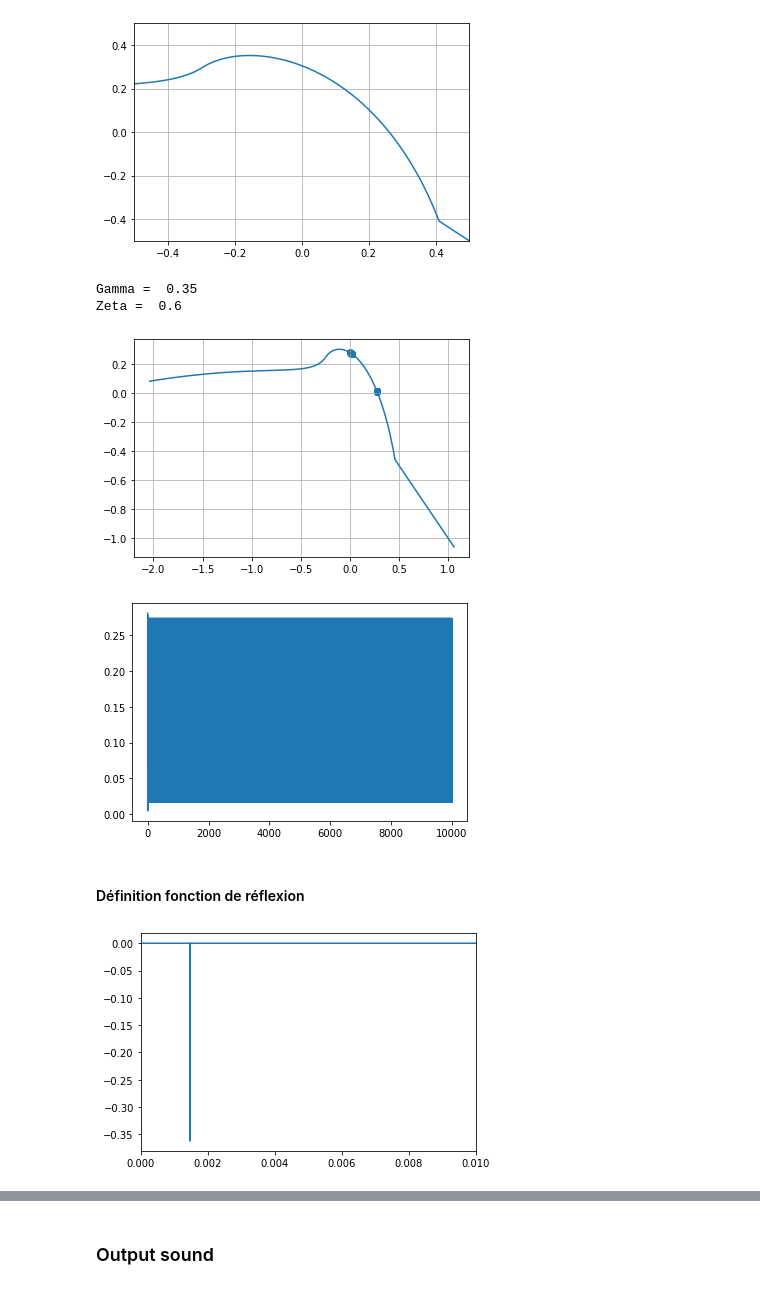
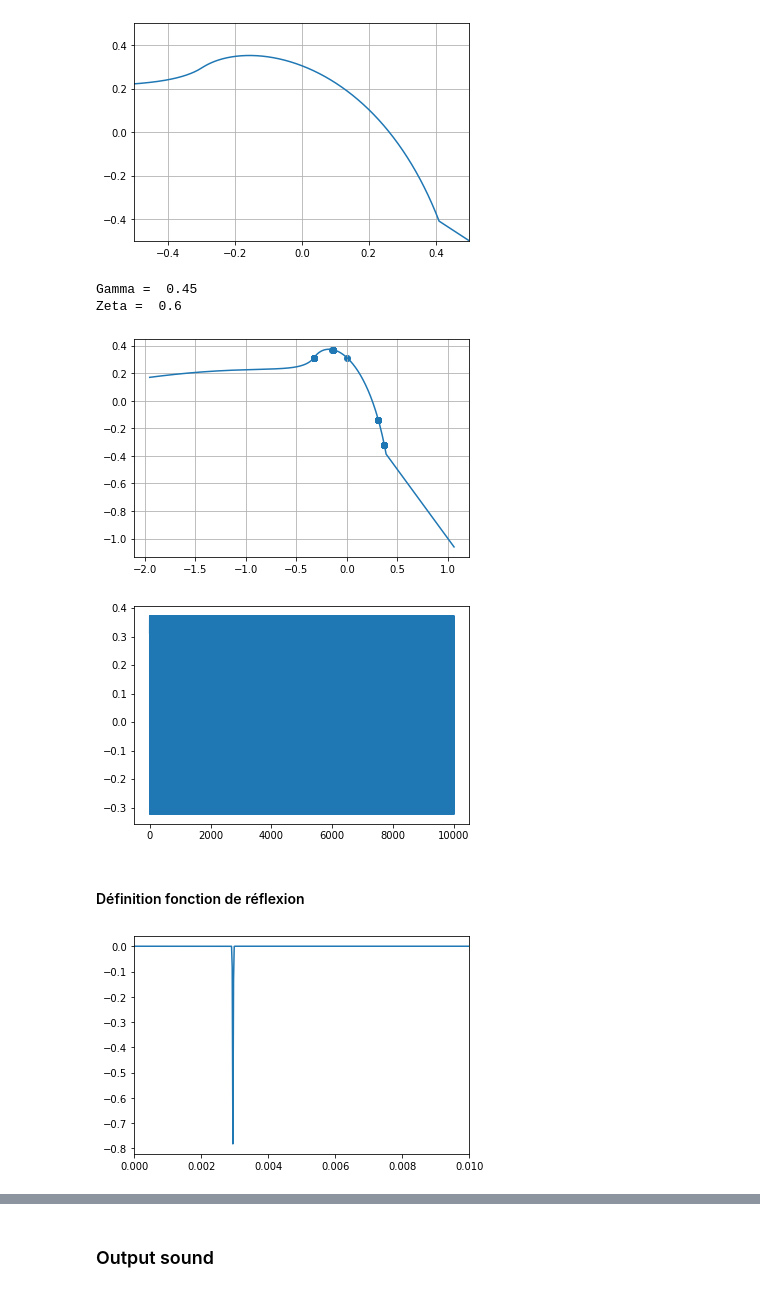
Before and after one commit to dinhviettoanle/pam-auto_oscillations, a Jupyter notebook: code/delay_line.ipynb, the cells around one changed output, grey strips where cells are left out. Cells and saved outputs as stored; diff of their text form; code cells hidden in the pictures.

```diff
--- a/code/delay_line.ipynb
+++ b/code/delay_line.ipynb
@@ -87,7 +87,7 @@ def G(p_n_1, gamma, zeta):
 
     return p_plus_next
 # %%
-gamma = 0.35
+gamma = 0.45
 zeta = 0.6
 
 # === Calcul courbe (p_plus, p_moins) ===
@@ -98,36 +98,36 @@ for i, p in enumerate(p_list):
     p_minus_list[i], p_plus_list[i] = G_plot(p, gamma, zeta)
 
 
 
 # === Construction de la suite p_n ===
 p_n = 0
 N = 10000
 
 points_p_minus = np.zeros(N)
 points_p_plus = np.zeros(N)
 
 for n in range(N):
     points_p_minus[n] = p_n
     p_n = G(p_n, gamma, zeta)
     points_p_plus[n] = p_n
 
 # === Plot ===
 print("Gamma = ", gamma)
 print("Zeta = ", zeta)
 
 plt.figure()
 plt.plot(p_minus_list, p_plus_list)
 plt.scatter(points_p_minus, points_p_plus)
 plt.grid()
 
 plt.figure()
 plt.plot(points_p_plus)
 plt.show()
 # %% [output]
-Gamma =  0.35
+Gamma =  0.45
 Zeta =  0.6
-[figure, old version]
+[figure, new version]
-[figure, old version]
+[figure, new version]
 # %% [markdown]
 #### Définition fonction de réflexion
 # %%
@@ -135,18 +135,18 @@ L = 0.5
 c = 340
 
 def r(t):
-    mu = L/c
-    sig = 1e-6
+    mu = 2*L/c
+    sig = 1e-5
     non_normalized = np.exp(-np.power(t - mu, 2.) / (2 * np.power(sig, 2.)))
     return -non_normalized / np.sum(non_normalized)
 
-t_list = np.linspace(0, 0.01, 10000)
+t_list = np.linspace(0, 1, 50000)
 r_list = r(t_list)
 plt.plot(t_list, r_list)
 plt.xlim([0, 0.01])
 plt.show()
 # %% [output]
-[figure, old version]
+[figure, new version]
 # %%
 t_list_plus = np.linspace(0, N*2*L/c, N)
 plt.figure()
```
Also changed, not shown: parts of 4 cells of this notebook.
